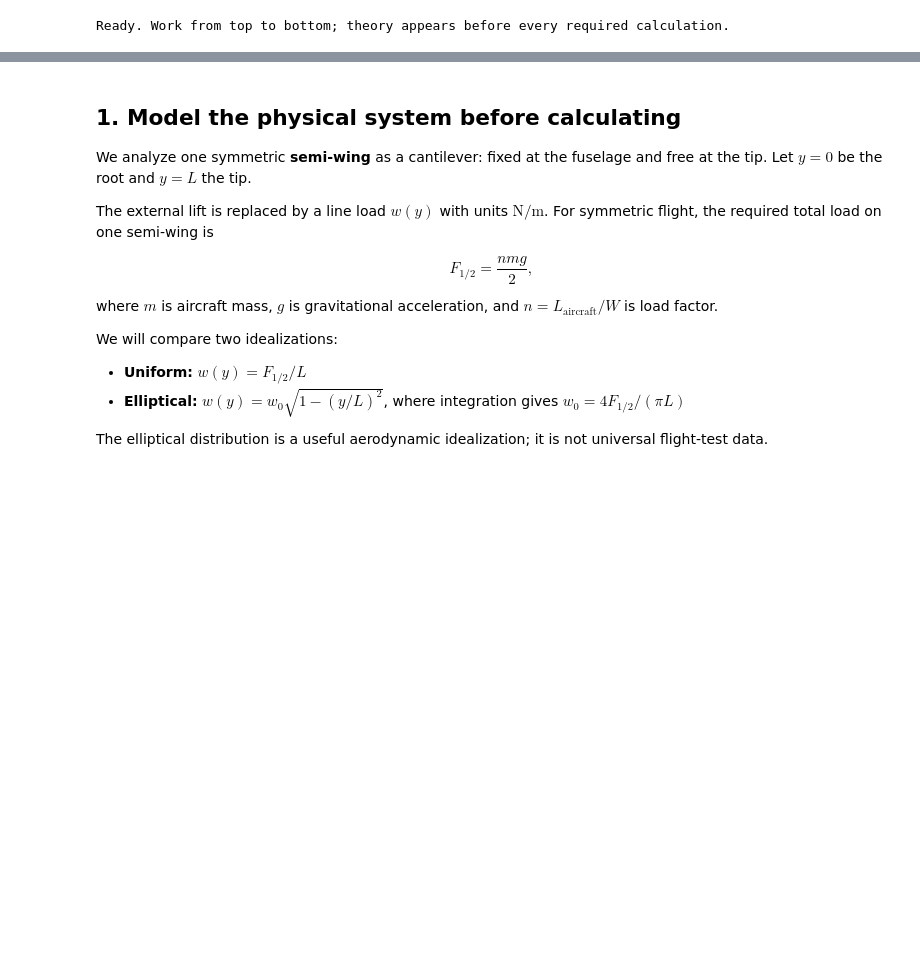
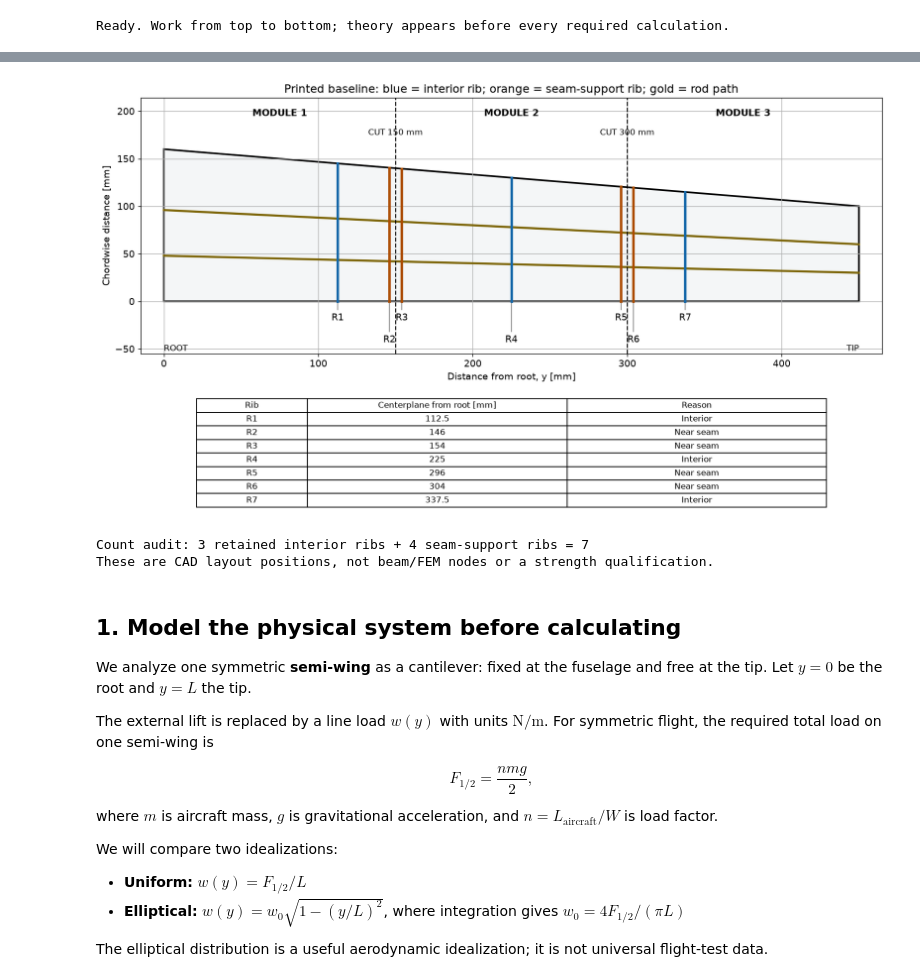
Before and after one commit to Ehsan-Roohi/Aerospace-Structures, a Jupyter notebook: notebooks/MIE446_Wing_Structural_Design_Numerical.ipynb, the cells around one changed output, grey strips where cells are left out. Cells and saved outputs as stored; diff of their text form; code cells hidden in the pictures; blank space fills up the shorter version.

```diff
--- a/notebooks/MIE446_Wing_Structural_Design_Numerical.ipynb
+++ b/notebooks/MIE446_Wing_Structural_Design_Numerical.ipynb
@@ -45,3 +105,50 @@ Ready. Work from top to bottom; theory appears before every required calculation
+# %%
+#@title Project bridge — seven ribs, three modules, two rod paths
+# Baseline teaching mirror of WingParameters.rib_stations_mm(); no CAD dependency.
+print_span = 450.0
+print_modules = 3
+print_rib_thickness = 1.6
+print_offset = 4.0
+print_seams = np.arange(1, print_modules)*print_span/print_modules
+print_interior = [i*print_span/4 for i in range(1,4)
+                  if all(abs(i*print_span/4-s)>print_offset+print_rib_thickness for s in print_seams)]
+print_joint = [s+d for s in print_seams for d in (-print_offset,print_offset)]
+print_ribs = []
+for station in sorted(print_interior+print_joint):
+    if not print_ribs or abs(station-print_ribs[-1])>print_rib_thickness:
+        print_ribs.append(station)
+assert np.allclose(print_ribs,[112.5,146,154,225,296,304,337.5])
+
+fig, (ax, ledger) = plt.subplots(2,1,figsize=(13,7.3),gridspec_kw={'height_ratios':[2.1,1]})
+ax.add_patch(Polygon([(0,0),(450,0),(450,100),(0,160)],facecolor='#f4f6f7',edgecolor='black',lw=2))
+for frac in (.30,.60):
+    ax.plot([0,450],[frac*160,frac*100],color='#7d6608',lw=2.5)
+for s in print_seams:
+    ax.axvline(s,color='black',ls='--',lw=1.3)
+    ax.text(s,175,f'CUT {s:.0f} mm',ha='center',fontsize=10)
+for index,s in enumerate(print_ribs,1):
+    local_chord=160-60*s/450
+    ax.plot([s,s],[0,local_chord],color='#1769aa' if s in print_interior else '#ad4e00',lw=3)
+    label_y = -20 if index%2 else -43
+    ax.annotate(f'R{index}',xy=(s,0),xytext=(s,label_y),ha='center',fontsize=11,
+                arrowprops=dict(arrowstyle='-',color='gray'))
+for i in range(3): ax.text(75+150*i,195,f'MODULE {i+1}',ha='center',weight='bold')
+ax.set(xlim=(-15,465),ylim=(-55,214),xlabel='Distance from root, y [mm]',ylabel='Chordwise distance [mm]',
+       title='Printed baseline: blue = interior rib; orange = seam-support rib; gold = rod path')
+ax.text(0,-52,'ROOT',ha='left',fontsize=10); ax.text(450,-52,'TIP',ha='right',fontsize=10)
+ledger.axis('off')
+table=ledger.table(cellText=[[f'R{i}',f'{s:g}', 'Interior' if s in print_interior else 'Near seam']
+                             for i,s in enumerate(print_ribs,1)],
+                   colLabels=['Rib','Centerplane from root [mm]','Reason'],loc='center',cellLoc='center',
+                   colWidths=[.15,.35,.35])
+table.auto_set_font_size(False); table.set_fontsize(10); table.scale(1,1.1)
+plt.tight_layout(); plt.show()
+print('Count audit: 3 retained interior ribs + 4 seam-support ribs =',len(print_ribs))
+print('These are CAD layout positions, not beam/FEM nodes or a strength qualification.')
+# %% [output]
+[figure, added]
+Count audit: 3 retained interior ribs + 4 seam-support ribs = 7
+These are CAD layout positions, not beam/FEM nodes or a strength qualification.
 # %% [markdown]
 ## 1. Model the physical system before calculating
 
```
Also changed, not shown: parts of 22 cells of this notebook, 17 other files.
